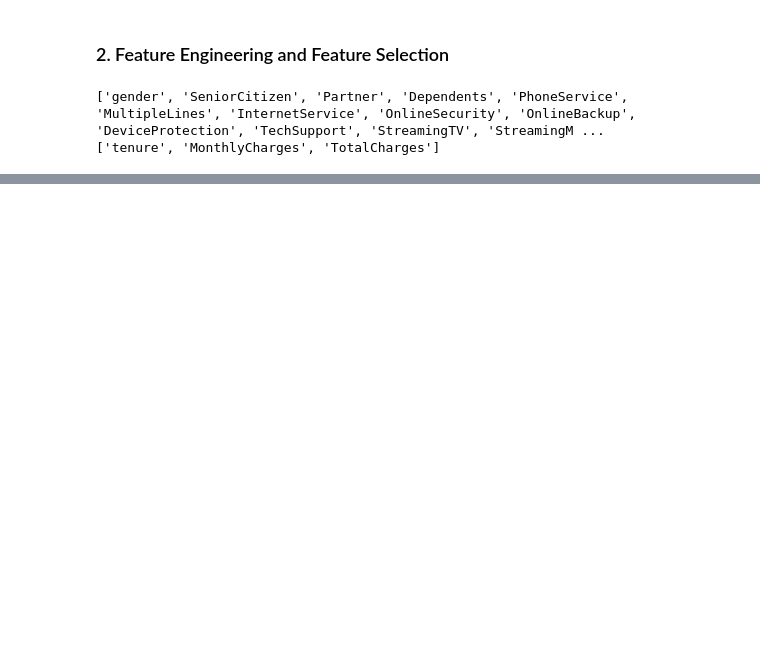
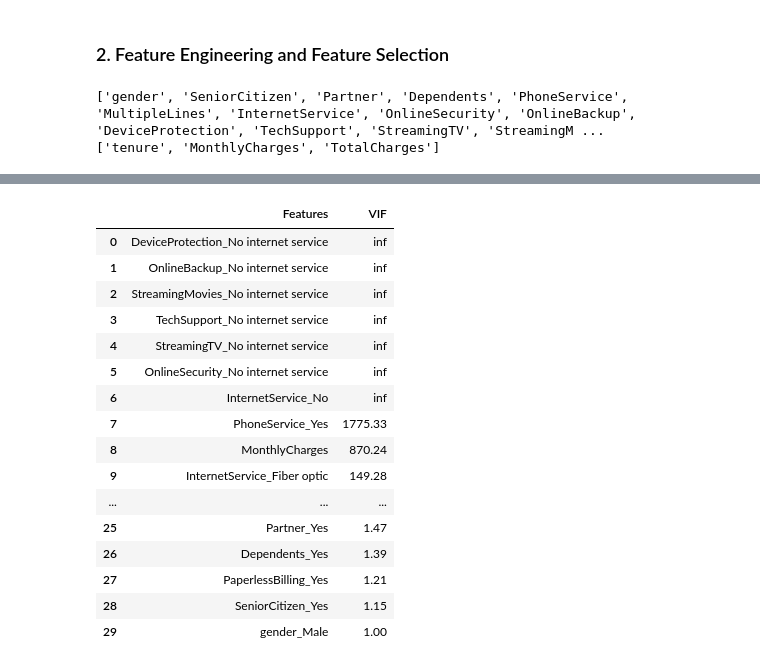
Before and after one commit to DaniyalM11/Telco-Customer-Churn, a Jupyter notebook: Research/Telco Customer Data ML Research.ipynb, the cells around one changed output, grey strips where cells are left out. Cells and saved outputs as stored; diff of their text form; code cells hidden in the pictures; blank space fills up the shorter version.

```diff
--- a/Research/Telco Customer Data ML Research.ipynb
+++ b/Research/Telco Customer Data ML Research.ipynb
@@ -618,0 +303,48 @@ AttributeError: 'super' object has no attribute '__sklearn_tags__'
+# %%
+#Use Variance Inflation Factor to check for multicollinearity
+def checkVIF(X):
+    vif = pd.DataFrame()
+    vif['Features'] = X.columns
+    vif['VIF'] = [variance_inflation_factor(X.values, i) for i in range(X.shape[1])]
+    vif['VIF'] = round(vif['VIF'], 2)
+    vif = vif.sort_values(by = "VIF", ascending = False,)
+    return(vif)
+# %%
+# One Hot Encoding
+encoder = OneHotEncoder(drop='first', sparse_output=False)
+encoder.fit(X_train[cat_cols])
+
+X_train_cat_ohe = encoder.transform(X_train[cat_cols])
+X_test_cat_ohe  = encoder.transform(X_test[cat_cols])
+cat_ohe_cols    = encoder.get_feature_names_out(cat_cols)
+
+X_train_ohe = pd.concat([
+    X_train[num_cols].reset_index(drop=True),
+    pd.DataFrame(X_train_cat_ohe, columns=cat_ohe_cols)
+], axis=1)
+
+X_test_ohe = pd.concat([
+    X_test[num_cols].reset_index(drop=True),
+    pd.DataFrame(X_test_cat_ohe, columns=cat_ohe_cols)
+], axis=1)
+
+#After One Hot Encoding check for multicollinearity
+checkVIF(X_train_ohe).reset_index(drop=True)
+# %% [output]
+|  | Features | VIF |
+| 0 | DeviceProtection_No internet service | inf |
+| 1 | OnlineBackup_No internet service | inf |
+| 2 | StreamingMovies_No internet service | inf |
+| 3 | TechSupport_No internet service | inf |
+| 4 | StreamingTV_No internet service | inf |
+| 5 | OnlineSecurity_No internet service | inf |
+| 6 | InternetService_No | inf |
+| 7 | PhoneService_Yes | 1775.33 |
+| 8 | MonthlyCharges | 870.24 |
+| 9 | InternetService_Fiber optic | 149.28 |
+| ... | ... | ... |
+| 25 | Partner_Yes | 1.47 |
+| 26 | Dependents_Yes | 1.39 |
+| 27 | PaperlessBilling_Yes | 1.21 |
+| 28 | SeniorCitizen_Yes | 1.15 |
+| 29 | gender_Male | 1.00 |
```
Also changed, not shown: parts of 21 cells of this notebook.
